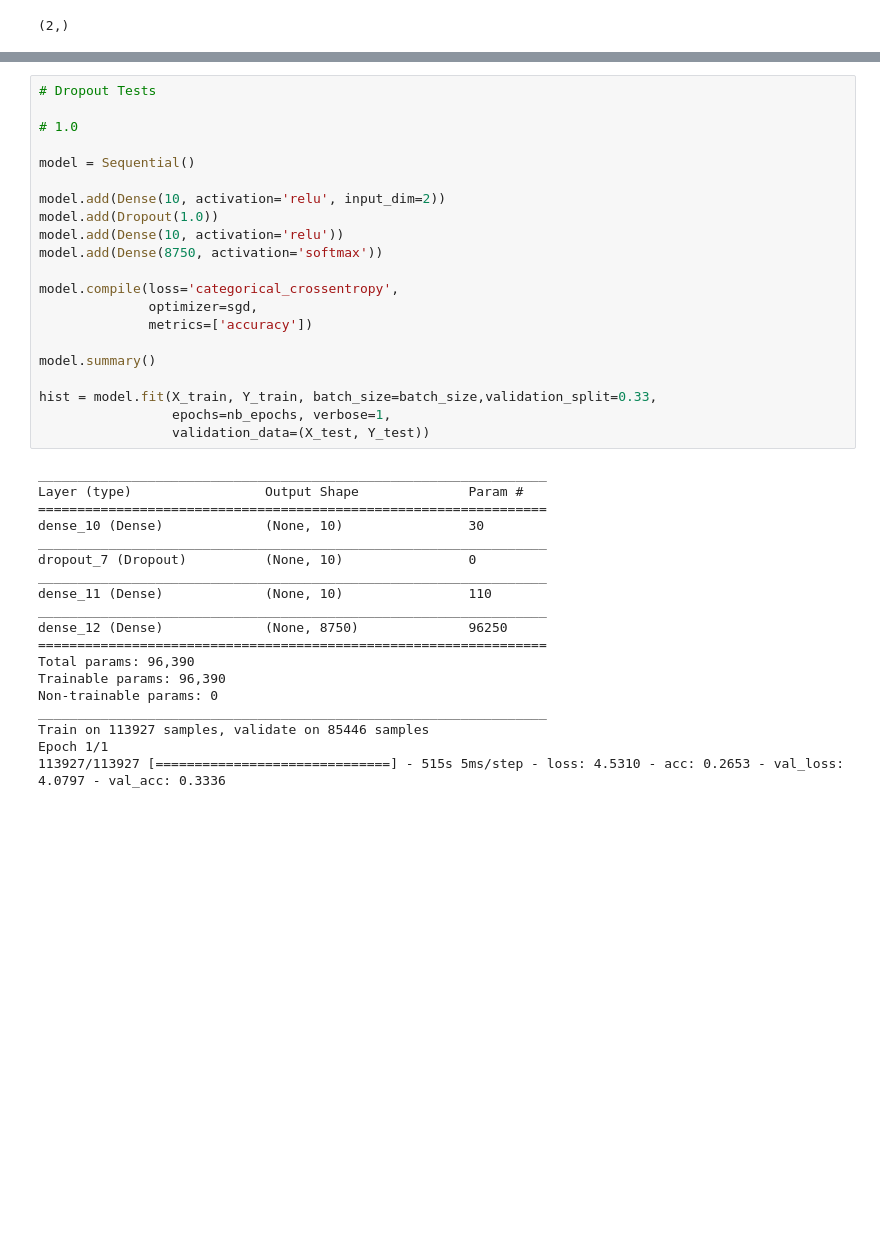
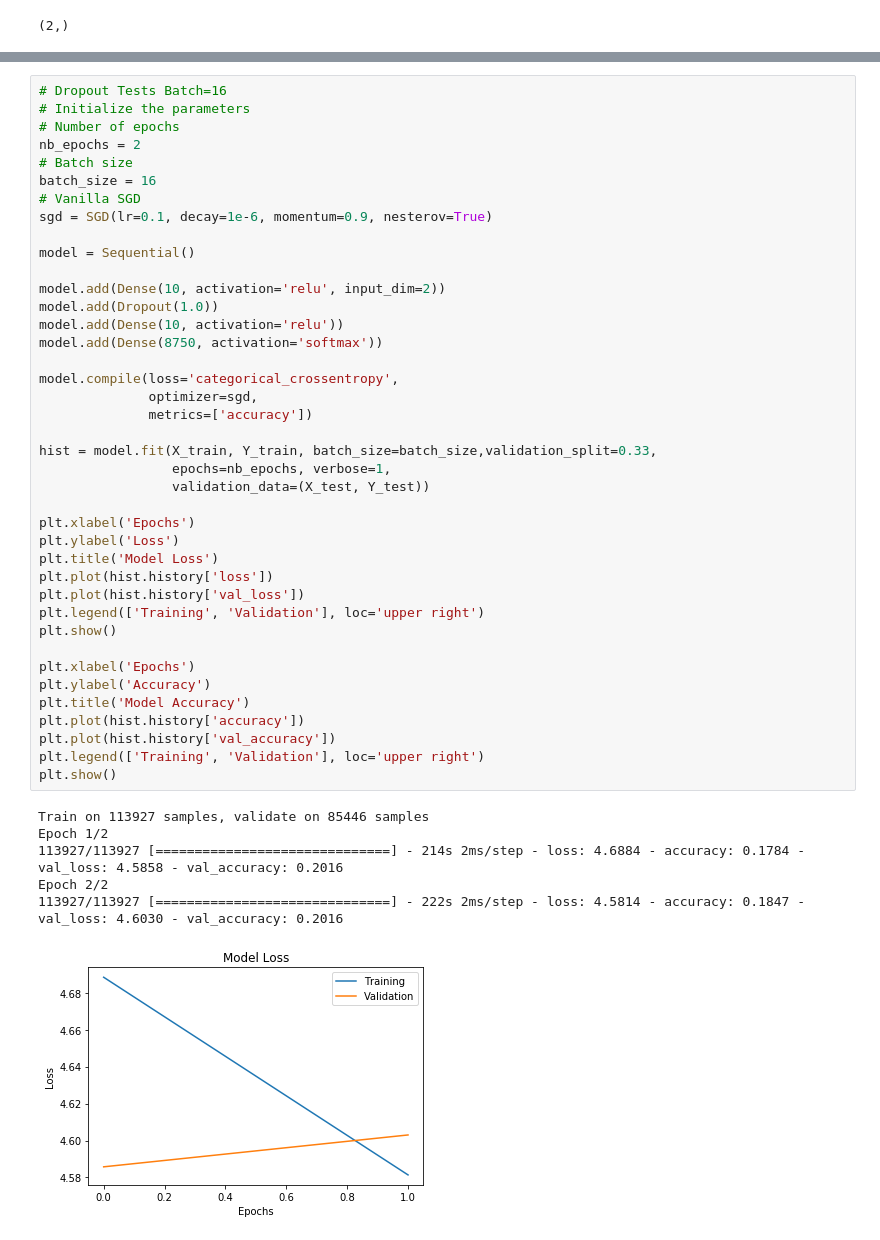
Before and after one commit to MatthewJahn/CIS3296-Irradiance-Project, a Jupyter notebook: Irradiance_Project_CNN.ipynb, the cells around one changed output, grey strips where cells are left out. Saved outputs shown, nothing was run; the diff lists cells and outputs as text; blank space fills up the shorter version.

```diff
--- a/Irradiance_Project_CNN.ipynb
+++ b/Irradiance_Project_CNN.ipynb
@@ -262,40 +240,47 @@ Test Accuracy: 0.3257847061315826
 # %%
-# Dropout Tests
-
-# 1.0
+# Dropout Tests Batch=16
+# Initialize the parameters
+# Number of epochs
+nb_epochs = 2
+# Batch size
+batch_size = 16
+# Vanilla SGD
+sgd = SGD(lr=0.1, decay=1e-6, momentum=0.9, nesterov=True)
 
 model = Sequential()
 
 model.add(Dense(10, activation='relu', input_dim=2))
 model.add(Dropout(1.0))
 model.add(Dense(10, activation='relu'))
 model.add(Dense(8750, activation='softmax'))
 
 model.compile(loss='categorical_crossentropy',
               optimizer=sgd,
               metrics=['accuracy'])
 
-model.summary()
-
 hist = model.fit(X_train, Y_train, batch_size=batch_size,validation_split=0.33,
                  epochs=nb_epochs, verbose=1,
                  validation_data=(X_test, Y_test))
+
+plt.xlabel('Epochs')
+plt.ylabel('Loss')
+plt.title('Model Loss')
+plt.plot(hist.history['loss'])
+plt.plot(hist.history['val_loss'])
+plt.legend(['Training', 'Validation'], loc='upper right')
+plt.show()
+
+plt.xlabel('Epochs')
+plt.ylabel('Accuracy')
+plt.title('Model Accuracy')
+plt.plot(hist.history['accuracy'])
+plt.plot(hist.history['val_accuracy'])
+plt.legend(['Training', 'Validation'], loc='upper right')
+plt.show()
 # %% [output]
-_________________________________________________________________
-Layer (type)                 Output Shape              Param #
-=================================================================
-dense_10 (Dense)             (None, 10)                30
-_________________________________________________________________
-dropout_7 (Dropout)          (None, 10)                0
-_________________________________________________________________
-dense_11 (Dense)             (None, 10)                110
-_________________________________________________________________
-dense_12 (Dense)             (None, 8750)              96250
-=================================================================
-Total params: 96,390
-Trainable params: 96,390
-Non-trainable params: 0
-_________________________________________________________________
 Train on 113927 samples, validate on 85446 samples
-Epoch 1/1
-113927/113927 [==============================] - 515s 5ms/step - loss: 4.5310 - acc: 0.2653 - val_loss: 4.0797 - val_acc: 0.3336
+Epoch 1/2
+113927/113927 [==============================] - 214s 2ms/step - loss: 4.6884 - accuracy: 0.1784 - val_loss: 4.5858 - val_accuracy: 0.2016
+Epoch 2/2
+113927/113927 [==============================] - 222s 2ms/step - loss: 4.5814 - accuracy: 0.1847 - val_loss: 4.6030 - val_accuracy: 0.2016
+[figure, added]
```
Also changed, not shown: parts of 35 cells of this notebook.
